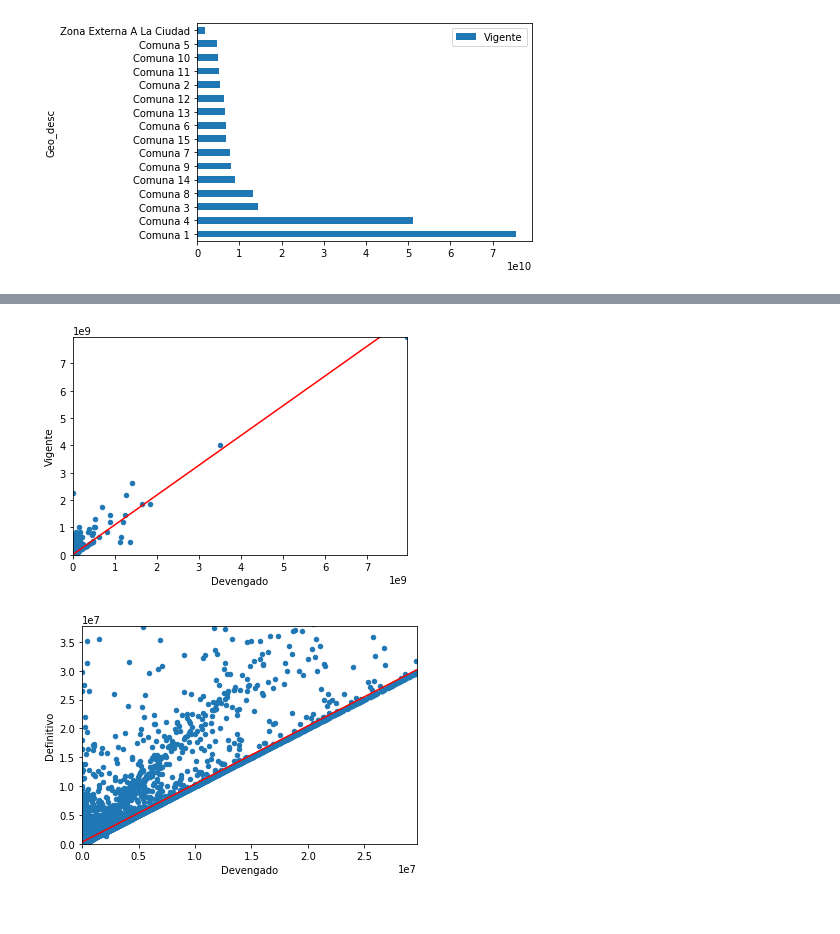
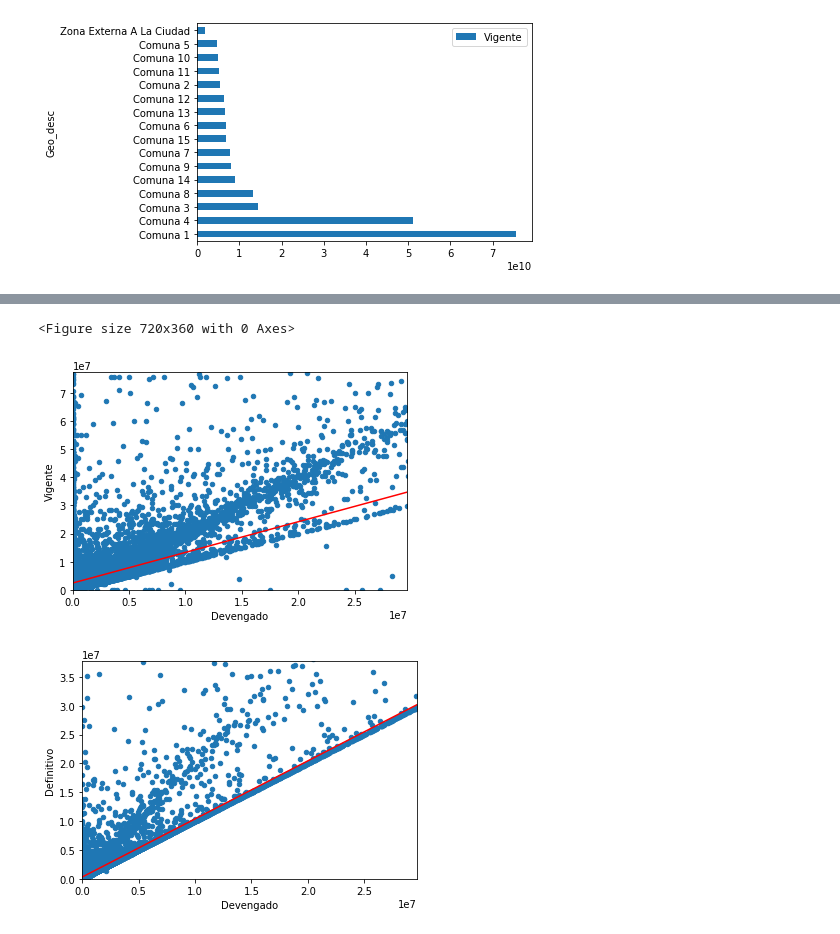
Before and after one commit to TenStrings/calidad-de-datos, a Jupyter notebook: aproximacion-a-la-calidad/tp1/tp1.ipynb, the cells around one changed output, grey strips where cells are left out. Drawn from its saved outputs; the diff is of its cells as text; code cells hidden in the pictures.

```diff
--- a/aproximacion-a-la-calidad/tp1/tp1.ipynb
+++ b/aproximacion-a-la-calidad/tp1/tp1.ipynb
@@ -136,3 +132,12 @@ plt.savefig("Geo_desc-Vigente.png", bbox_inches='tight')
 # Total Vigente por Geo_desc
 # %% [output]
 [figure]
+# %%
+# Análisis bivariado categorica - numérica
+x = 'Geo_desc'
+y = 'Vigente'
+
+print(data[[x, y]].groupby(x)[y].mean())
+
+data[[x, y]].boxplot(by=x, vert=False)
+# TODO: clean/remove outliers/zoom in
@@ -139,6 +165,8 @@ plt.savefig("Geo_desc-Vigente.png", bbox_inches='tight')
 # %%
 # take two variables and make a dispersion plot with a linear fit on top
 def dispersion_graph(x, y, limit_quantile = 1.0, save_img = False):
+    #fig = plt.figure(figsize=(19.20,10.80))
+    plt.figure(figsize=(10,5))
     data[nonCategorical].plot.scatter(x, y)
     plt.xlim(0, data[x].quantile(limit_quantile))
     plt.ylim(0, data[y].quantile(limit_quantile))
@@ -146,17 +174,18 @@ def dispersion_graph(x, y, limit_quantile = 1.0, save_img = False):
     (a, b) = np.polyfit(data[x], data[y], 1)
     plt.plot(t, (t * a) + b, color="red", label="linear fit")
     if save_img:
-        plt.savefig(x+y+"dispersion_graph.png")
+        plt.savefig(x+y+"dispersion_graph.png", dpi=900, format='png', bbox_inches='tight')
     plt.show()
 # %%
-dispersion_graph("Devengado", "Vigente", save_img = True, limit_quantile = 1.00) # correlation: 0.71 (low)
+dispersion_graph("Devengado", "Vigente", save_img = True, limit_quantile = 0.99)
 # comentario: me da la impresión de que la correlación es baja porque hay muchos puntos donde uno vale 0
 # y el otro no.
 # Principalmente porque parece bastante lineal en grandes lineas. Podríamos intentar filtrar esos datos
 # el último valor es alto outlier igual
 # Nótese que está limitado al cuantil 0.99 para ignorar un poco los últimos outliers
 # %% [output]
+<Figure size 720x360 with 0 Axes>
-[figure, old version]
+[figure, new version]
 # %%
 dispersion_graph("Devengado", "Definitivo", save_img = True, limit_quantile=0.99) # correlation: 1.0 (high)
 # me choca demasiado el hecho de que abajo no haya nada
```
Also changed, not shown: parts of 8 cells of this notebook.
